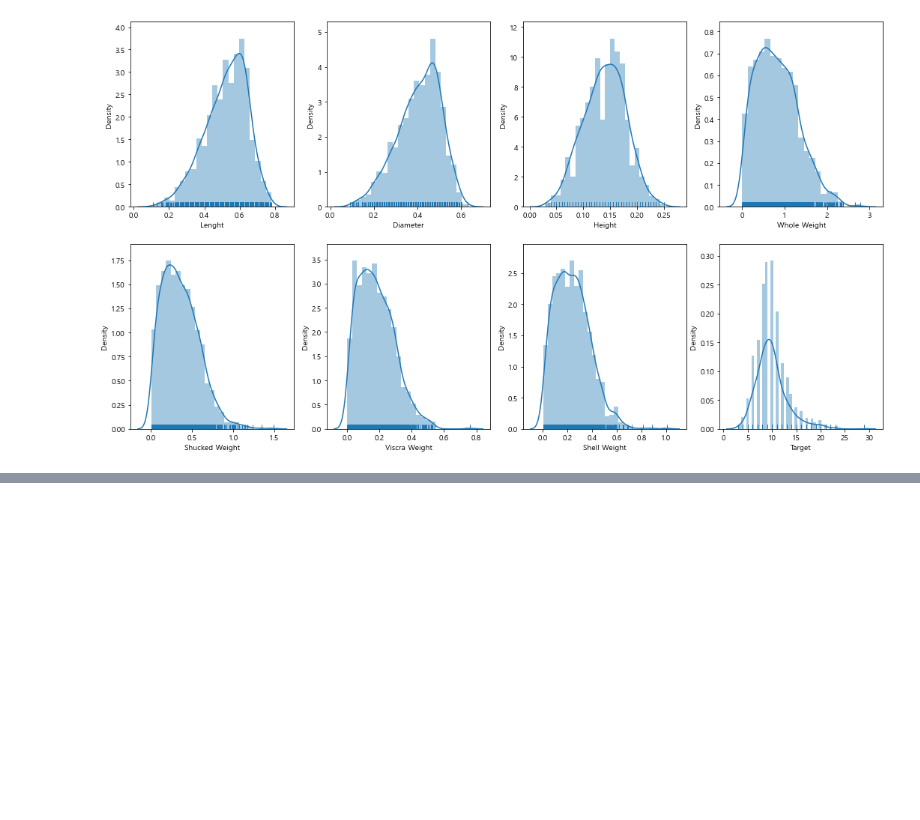
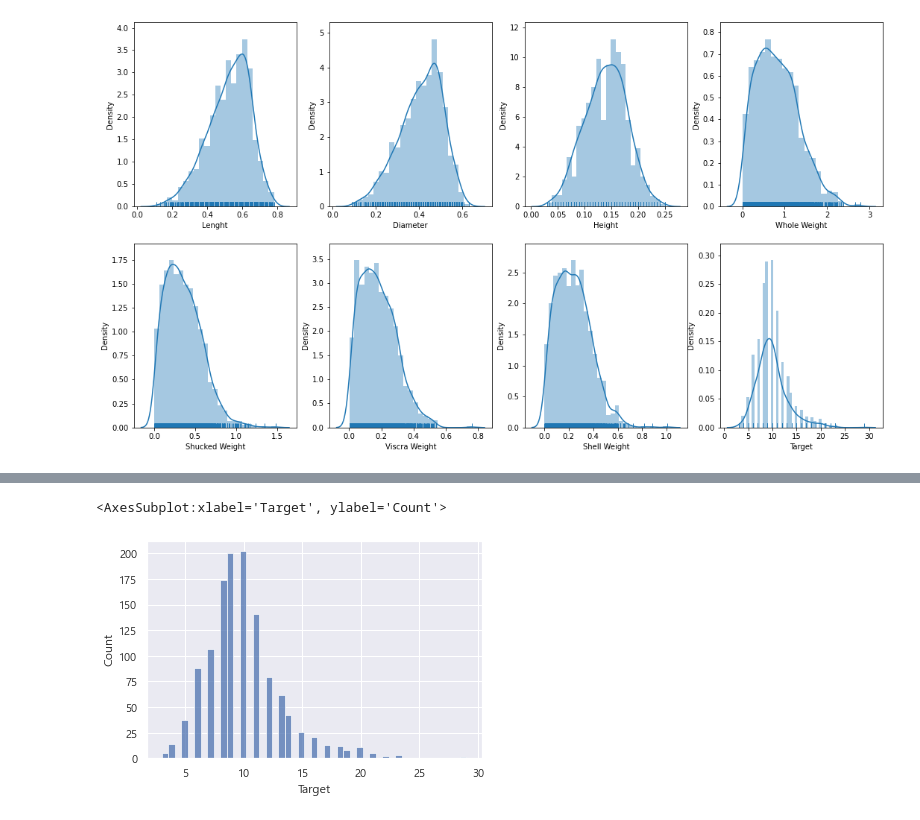
Before and after one commit to Park-Young-Bin/Python_Projects, a Jupyter notebook: 데이콘/[데이콘] 전복 나이 예측 경진대회(copy).ipynb, the cells around one changed output, grey strips where cells are left out. Saved outputs shown, nothing was run; the diff lists cells and outputs as text; code cells hidden in the pictures; blank space fills up the shorter version.

```diff
--- a/데이콘/[데이콘] 전복 나이 예측 경진대회(copy).ipynb
+++ b/데이콘/[데이콘] 전복 나이 예측 경진대회(copy).ipynb
@@ -132,0 +147,5 @@ plt.show()
+# %%
+sns.histplot(train['Target'])
+# %% [output]
+<AxesSubplot:xlabel='Target', ylabel='Count'>
+[figure, added]
```
Also changed, not shown: parts of 9 cells of this notebook.
